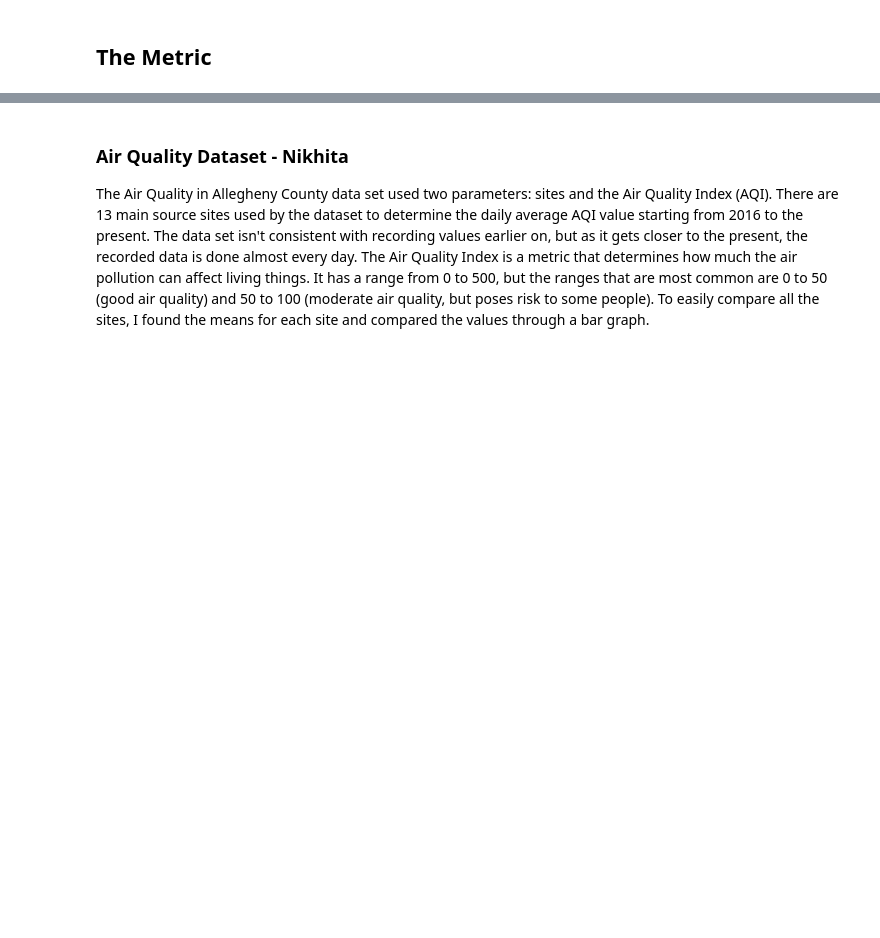
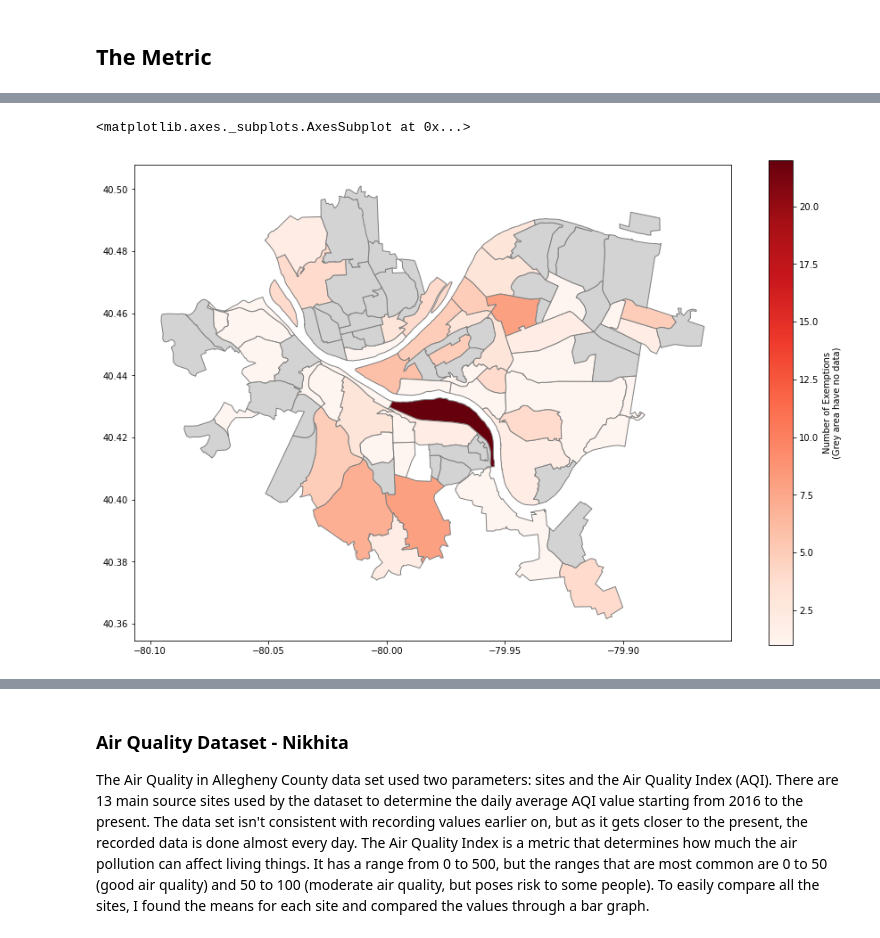
Before and after one commit to nikhitavys/Big-Ideas-Final-Project, a Jupyter notebook: Final-Report.ipynb, the cells around one changed output, grey strips where cells are left out. Drawn from its saved outputs; the diff is of its cells as text; code cells hidden in the pictures; blank space fills up the shorter version.

```diff
--- a/Final-Report.ipynb
+++ b/Final-Report.ipynb
@@ -13,0 +18,9 @@ In order to combine the datasets into one metric, we...
+# %%
+import pandas as pd
+import geopandas
+%matplotlib inline
+
+#data frame created
+exemptions = pd.read_csv("cleanAirAct.csv")
+
+exemptions.head(n = 159)
@@ -13,0 +41,6 @@ In order to combine the datasets into one metric, we...
+# %%
+#create data frame of two columns: neighborhood and occurence (found by shape metric)
+num_exemptions = exemptions.groupby("Neighborhood").count()["Shape"]
+
+#prints table of Pittsburgh's 90 neighborhoods and cooresponding number of exemptions
+num_exemptions.sort_values(ascending = False)
@@ -13,0 +65,18 @@ In order to combine the datasets into one metric, we...
+# %%
+#create a map of Pittsburgh
+neighborhoods = geopandas.read_file("Neighborhoods/Neighborhoods_.shp")
+
+#merge the neighborhood, occurences, and geometry
+exemption_map = neighborhoods.merge(num_exemptions, how='left', left_on='hood', right_on='Neighborhood')
+
+exemption_map.plot(column='Shape', # data to be used for coloring
+               cmap='Reds',              # color palette
+               edgecolor="grey",        # outline the districts in grey
+               legend=True,              # show the legend
+               legend_kwds={'label': "Number of Exemptions\n(Grey area have no data)"}, # label the legend
+               figsize=(15, 10),         # set the size
+               missing_kwds={"color": "lightgrey"} # set disctricts with no data to lightgrey
+               )
+# %% [output]
+<matplotlib.axes._subplots.AxesSubplot at 0x...>
+[figure, added]
```
Also changed, not shown: parts of 31 cells of this notebook.
